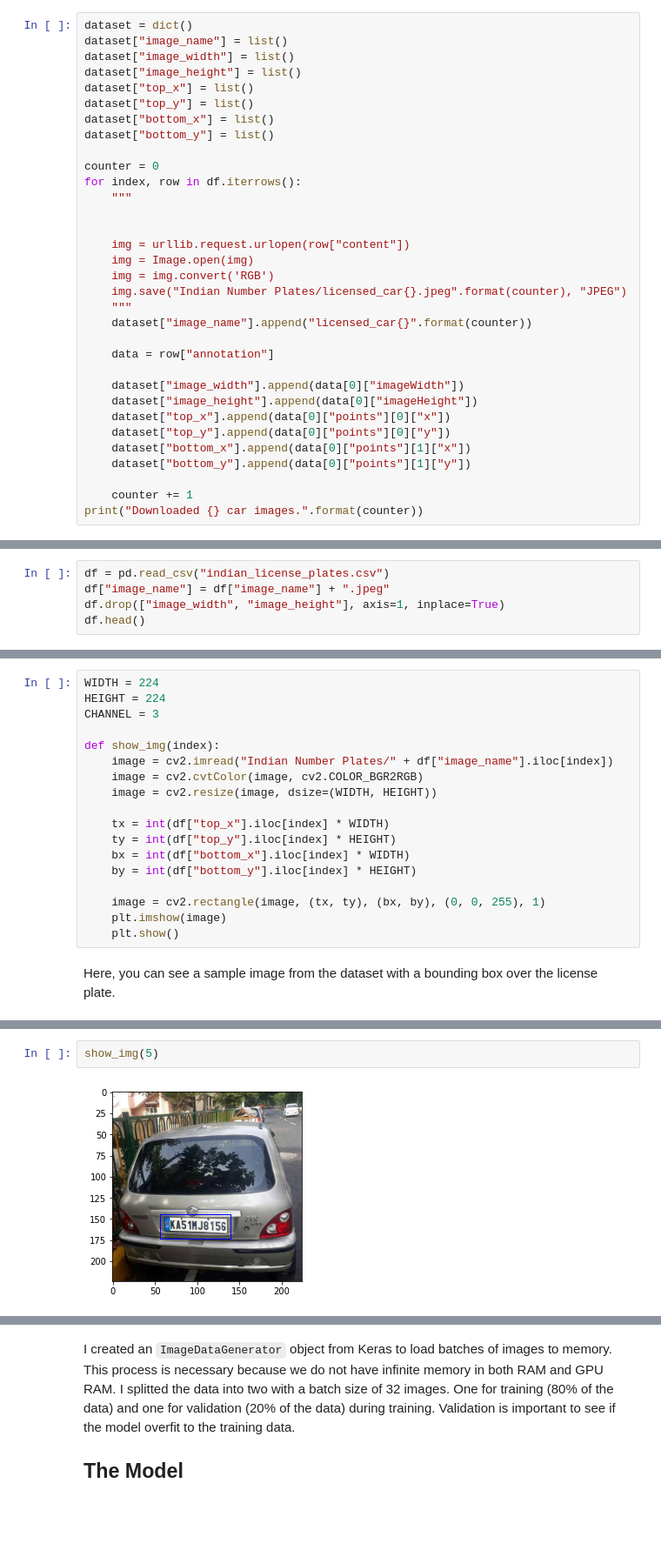
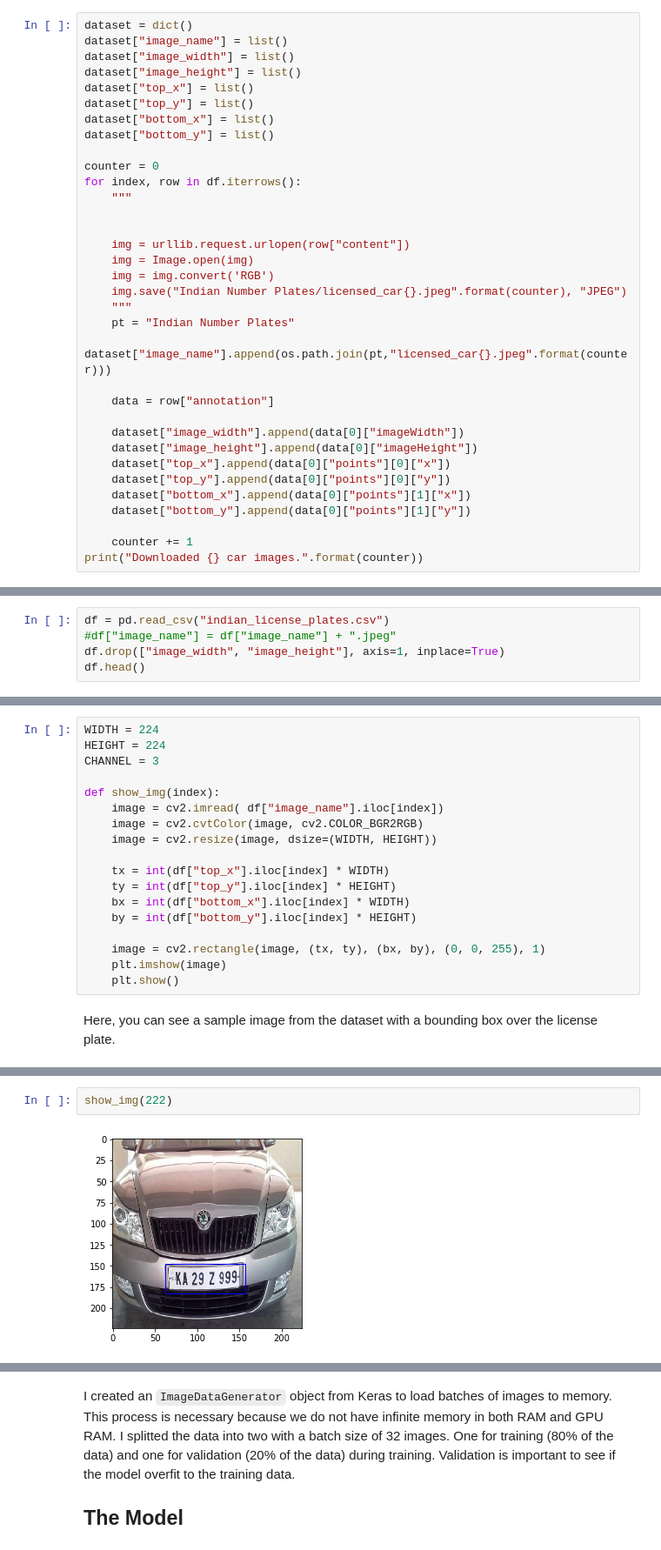
Before and after one commit to Nilanshrajput/Number-plate-detection, a Jupyter notebook: License Plate Detection.ipynb, the cells around one changed output, grey strips where cells are left out. Shown: that part at 87% size. Saved outputs shown, nothing was run; the diff lists cells and outputs as text; blank space fills up the shorter version.

Commit message:
Open alpr dataset and label corrected in csv file format -tx,ty,bx,by

```diff
--- a/License Plate Detection.ipynb
+++ b/License Plate Detection.ipynb
@@ -92,7 +75,8 @@ for index, row in df.iterrows():
     img = img.convert('RGB')
     img.save("Indian Number Plates/licensed_car{}.jpeg".format(counter), "JPEG")
     """
-    dataset["image_name"].append("licensed_car{}".format(counter))
+    pt = "Indian Number Plates"
+    dataset["image_name"].append(os.path.join(pt,"licensed_car{}.jpeg".format(counter)))
 
     data = row["annotation"]
 
@@ -127,7 +192,7 @@ df.to_csv("indian_license_plates.csv", index=False)
 Next, I read the previously recorded CSV file and cropped some information from it. Since I fixed the image width and height to 128px by 128px, those columns were not necessary.
 # %%
 df = pd.read_csv("indian_license_plates.csv")
-df["image_name"] = df["image_name"] + ".jpeg"
+#df["image_name"] = df["image_name"] + ".jpeg"
 df.drop(["image_width", "image_height"], axis=1, inplace=True)
 df.head()
 # %% [output]
@@ -148,7 +213,7 @@ HEIGHT = 224
 CHANNEL = 3
 
 def show_img(index):
-    image = cv2.imread("Indian Number Plates/" + df["image_name"].iloc[index])
+    image = cv2.imread( df["image_name"].iloc[index])
     image = cv2.cvtColor(image, cv2.COLOR_BGR2RGB)
     image = cv2.resize(image, dsize=(WIDTH, HEIGHT))
 
@@ -165,7 +236,7 @@ Here, you can see a sample image from the dataset with a bounding box over the l
 # %%
-show_img(5)
+show_img(222)
 # %% [output]
-[figure, old version]
+[figure, new version]
 # %%
 !ls
 # %% [output]
```
Also changed, not shown: parts of 15 cells of this notebook, 2 other files.
